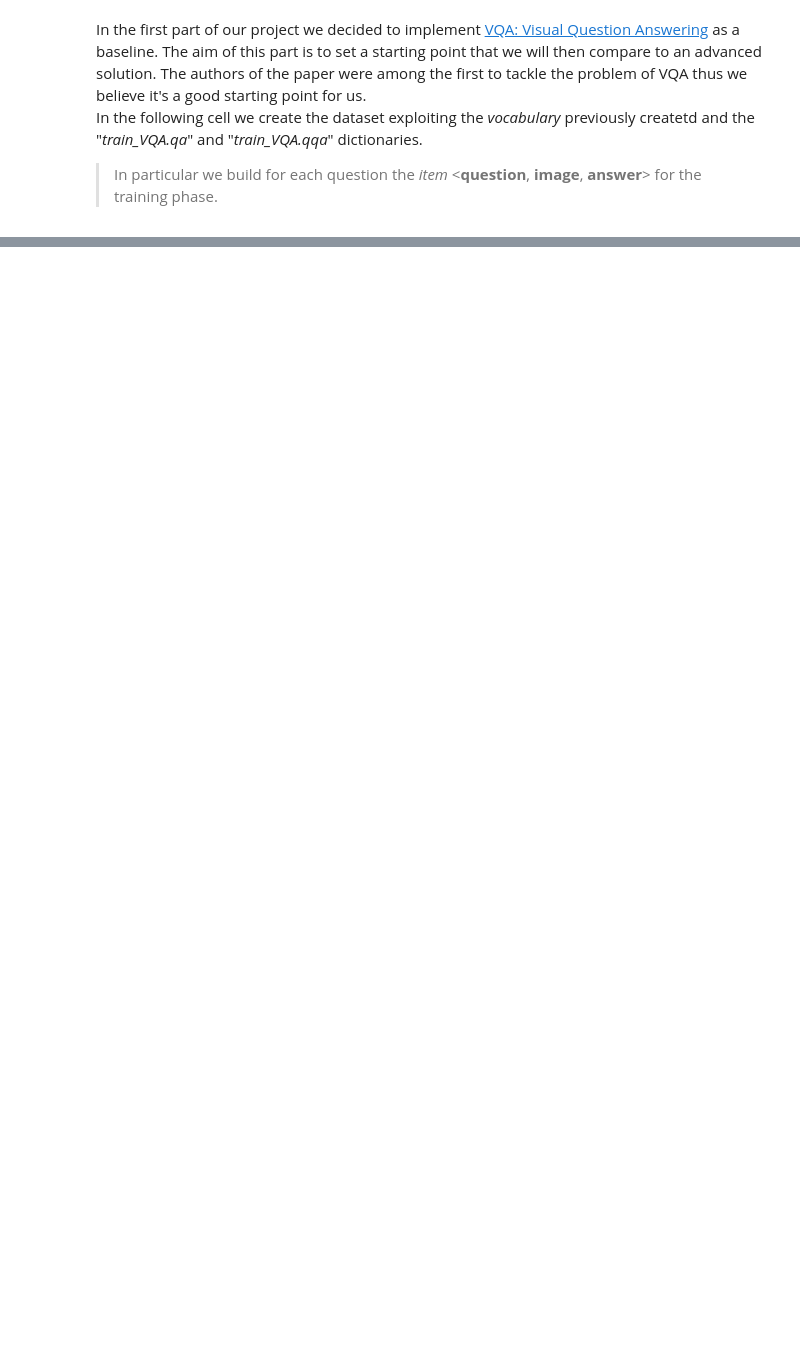
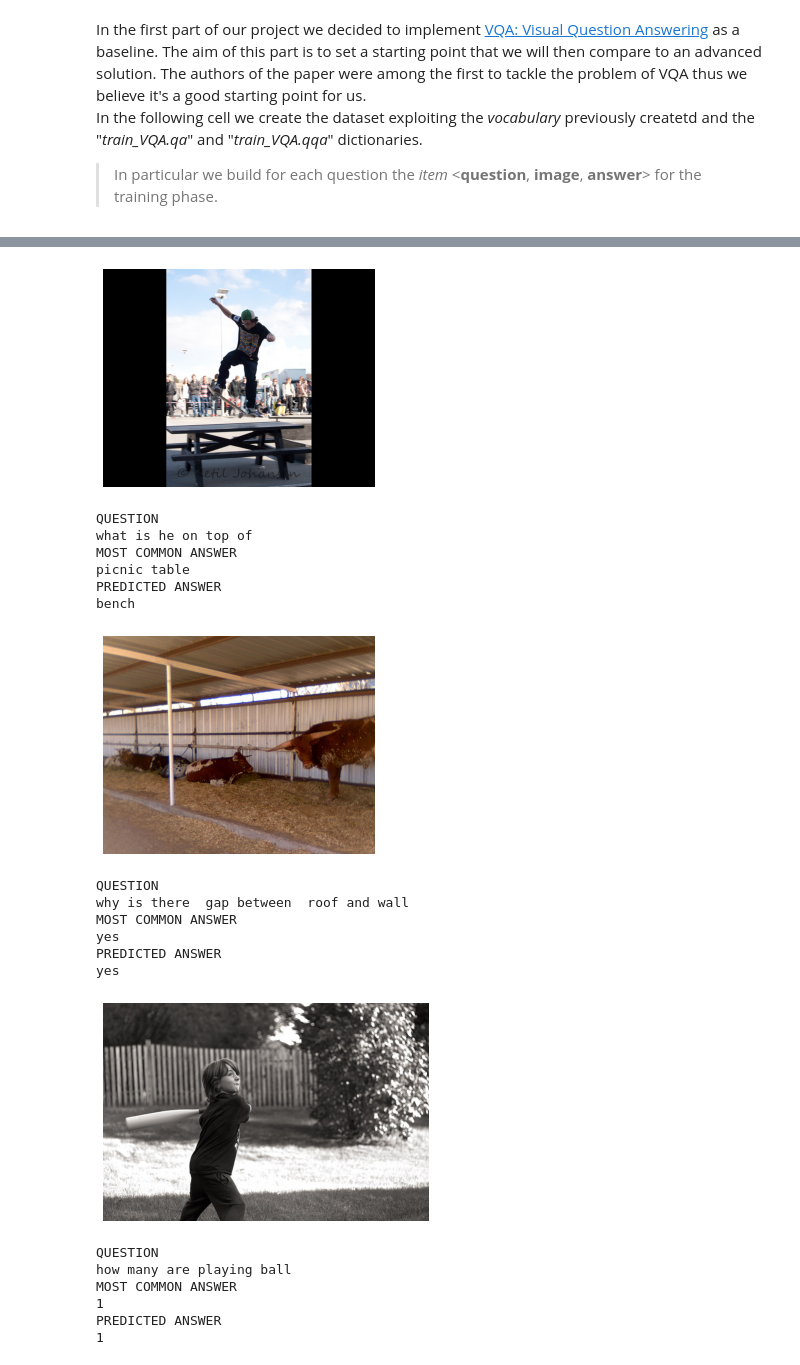
Before and after one commit to PatrizioPerugini/Visual_QA_deep_learning, a Jupyter notebook: Visual_QA_Coeus.ipynb, the cells around one changed output, grey strips where cells are left out. Cells and saved outputs as stored; diff of their text form; code cells hidden in the pictures; blank space fills up the shorter version.

```diff
--- a/Visual_QA_Coeus.ipynb
+++ b/Visual_QA_Coeus.ipynb
@@ -840,5 +911,6 @@ We used ADAM as optimizer, it is very powerful since it is able to adapt it's le
 # %%
-# this baseline comes from the paper https://arxiv.org/abs/1505.00468, it uses lstm+cnn to predict the final one-word answer.
+# this baseline comes from the paper https://arxiv.org/abs/1505.00468,
+# it uses lstm+cnn to predict the final one-word answer.
 class VQA_Baseline(pl.LightningModule):
     def __init__(self, hparams: dict):
         super(VQA_Baseline, self).__init__()
@@ -865,7 +937,9 @@ class VQA_Baseline(pl.LightningModule):
             num_layers=self.hparams.lstm_num_layers,
             dropout=self.hparams.dropout
             if self.hparams.lstm_num_layers > 1 else 0, batch_first=True,)
-        lstm_output_dim = self.hparams.lstm_hidden_dim if self.hparams.bidirectional is False else self.hparams.lstm_hidden_dim * 2
+        lstm_output_dim = self.hparams.lstm_hidden_dim \
+                          if self.hparams.bidirectional is False else \
+                          self.hparams.lstm_hidden_dim * 2
         lstm_emb_dim = 2*lstm_output_dim*self.hparams.lstm_num_layers
         self.dropout = nn.Dropout(self.hparams.dropout)
         self.mlp2 = nn.Linear(lstm_emb_dim, self.hparams.output_dim)  # 1024
@@ -887,6 +961,7 @@ class VQA_Baseline(pl.LightningModule):
         return {"class_prob": self.classifier(q_i_emb), "id": x["id"]}
 
     def predict(self, x: Dict[str, torch.Tensor]) -> Dict[str, torch.Tensor]:
+        self.eval()
         n_out = dict()
         with torch.no_grad():
             output = self(x)
@@ -1418,14 +1554,22 @@ class VQA_ViLT(pl.LightningModule):
         avg_loss = torch.stack([x["loss"] for x in outputs]).mean()
         self.log_dict({"loss": avg_loss})
 # %%
+# free ram
+del data
+del model
+gc.collect()
+
 hparams2 = asdict(HParams2())
-hparams2["prediction_strategy_top"] = 1 # choose the number of k to use a top-k prediction method
-hparams2["embedding_strategy"] = "with_type" # choose between "simple" and "with_type"
-hparams2["loss_strategy"] = "human_like1" # choose between "simple" and "human_like1" and "human_like2"
-data2 = VQA_DataModule2(hparams2, train_VQA, val_VQA, av_w2id, av_id2w)
-model_vilt = VQA_ViLT(hparams2)
+# choose the number of k to use a top-k prediction method
+hparams2["prediction_strategy_top"] = 1
+# choose between "simple" and "with_type"
+hparams2["embedding_strategy"] = "with_type"
+# choose between "simple" and "human_like1" and "human_like2"
+hparams2["loss_strategy"] = "human_like1"
+data = VQA_DataModule2(hparams2, train_VQA, val_VQA, av_w2id, av_id2w)
+model = VQA_ViLT(hparams2)
 
 trainer_int = train_model(
-    data2, model_vilt, experiment_name="ViLT", log_version="colab",
-    patience=5, metric_to_monitor="avg_val_loss", mode="min", epochs=2)
+    data, model, experiment_name="ViLT", log_version="colab",
+    patience=1, metric_to_monitor="avg_val_loss", mode="min", epochs=1)
 # %% [output]
@@ -1452,6 +1599,11 @@ RuntimeError: CUDA out of memory. Tried to allocate 1.06 GiB (GPU 0; 15.75 GiB t
 # %%
-best_ckpt = "models/ViLT_ex7_with_type_humanlike1_top1-epoch=18-avg_val_loss=1.2612.ckpt"
-model_vilt = VQA_ViLT.load_from_checkpoint(best_ckpt, strict=True)
+# free ram
+del model
+gc.collect()
+
+best_ckpt = "models/ViLT_ex7_with_type_humanlike1_top1-epoch=" + \
+            "18-avg_val_loss=1.2612.ckpt"
+model = VQA_ViLT.load_from_checkpoint(best_ckpt, strict=True)
 ans_types2, scores2 = evaluate_performances(
-    model_vilt, data2, on_train_set=False, need_device=False)
+    model, data, on_train_set=False, need_device=False)
 # %% [output]
@@ -1485,0 +1621,25 @@ PREDICTED ANSWER
+# %%
+print_item_pred(data, model, [262197003,131089002,262148002,262189001,240301000]
+                , on_train_set=False, need_device=False)
+# %% [output]
+[figure, added]
+QUESTION
+what is he on top of
+MOST COMMON ANSWER
+picnic table
+PREDICTED ANSWER
+bench
+[figure, added]
+QUESTION
+why is there  gap between  roof and wall
+MOST COMMON ANSWER
+yes
+PREDICTED ANSWER
+yes
+[figure, added]
+QUESTION
+how many are playing ball
+MOST COMMON ANSWER
+1
+PREDICTED ANSWER
+1
```
Also changed, not shown: parts of 63 cells of this notebook.
